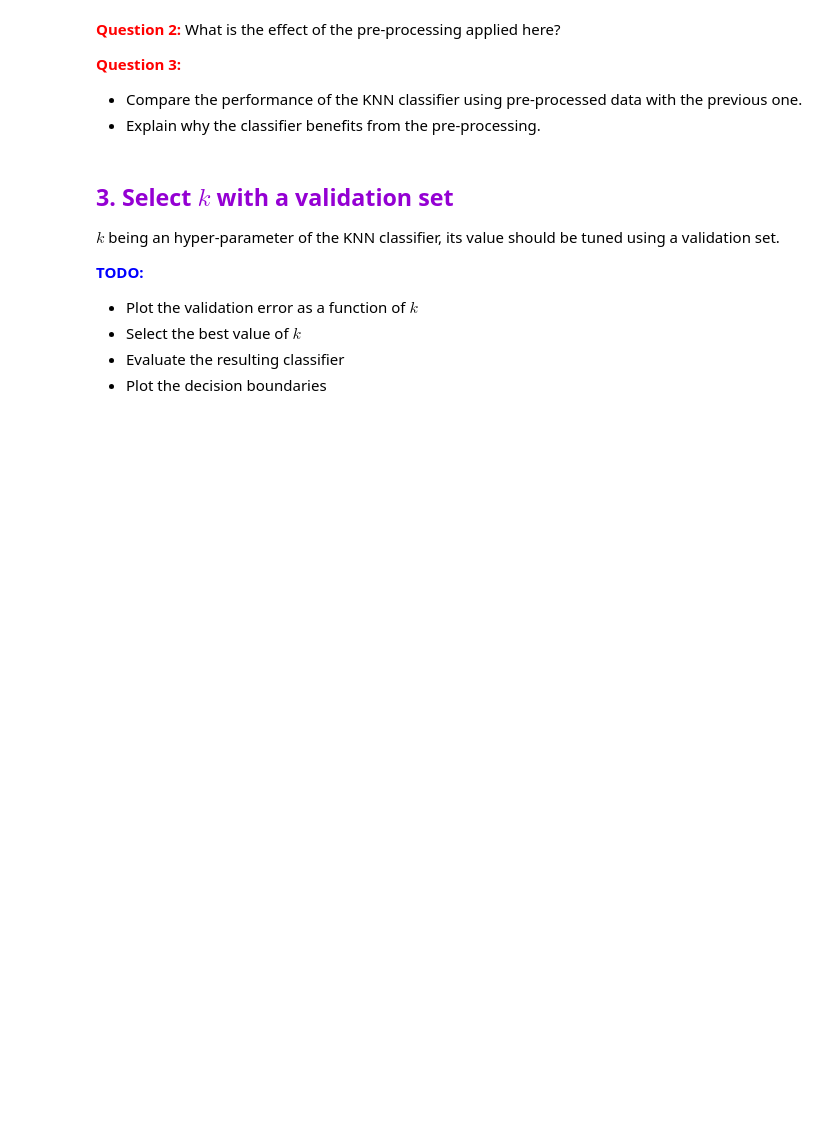
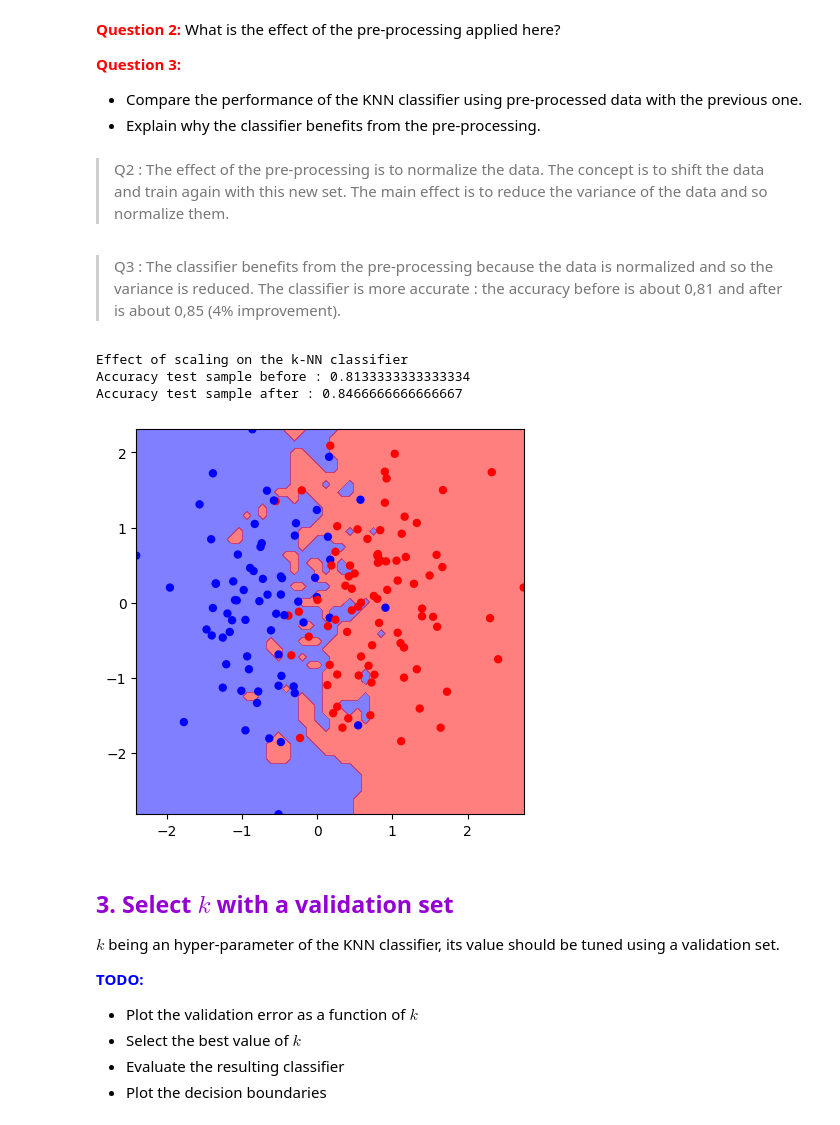
Before and after one commit to CodyAdam/AA-TP4, a Jupyter notebook: TP4_Bayes_student.ipynb, the cells around one changed output. Drawn from its saved outputs; the diff is of its cells as text; code cells hidden in the pictures; blank space fills up the shorter version.

```diff
--- a/TP4_Bayes_student.ipynb
+++ b/TP4_Bayes_student.ipynb
@@ -332,6 +394,31 @@ sns.scatterplot(data=df_scaled, x='X1', y='X2', hue='Y', marker='+', palette=['b
+# %% [markdown]
+> Q2 : The effect of the pre-processing is to normalize the data. The concept is to shift the data and train again with this new set. The main effect is to reduce the variance of the data and so normalize them.
+# %% [markdown]
+> Q3 : The classifier benefits from the pre-processing because the data is normalized and so the variance is reduced. The classifier is more accurate : the accuracy before is about 0,81 and after is about 0,85 (4% improvement).
+# %%
+print("Effect of scaling on the k-NN classifier")
+# Knn classifier evaluation before
+print('Accuracy test sample before :', nn_clf.score(data_test.iloc[:,:-1], data_test.Y))
+
+# Split data
+data_train, data_test = train_test_split(df_scaled, test_size = 0.3, random_state = 13)
+data_valid, data_test = train_test_split(data_test, test_size = 0.5, random_state = 13)
+
+# k-NN
+nn_clf = KNeighborsClassifier(n_neighbors=1) # this initializes a knn for k = 1
+nn_clf.fit(data_train.iloc[:,:-1],data_train.Y)
+
+# Evaluate the KNN classifier with pre-processed data
+print('Accuracy test sample after :', nn_clf.score(data_test.iloc[:,:-1], data_test.Y))
+# %% [output]
+Effect of scaling on the k-NN classifier
+Accuracy test sample before : 0.8133333333333334
+Accuracy test sample after : 0.8466666666666667
 # %%
 # Affichage frontiere de decision
-#aa_utils.draw_decision_boundaries(model,data)
+aa_utils.draw_decision_boundaries(nn_clf,data_test)
+# %% [output]
+[figure, added]
 # %% [markdown]
 ## <font color="#9400D3">3. Select $k$ with a validation set</font><a class="anchor" id="section_2_3"></a>
 
```
Also changed, not shown: parts of 23 cells of this notebook.
